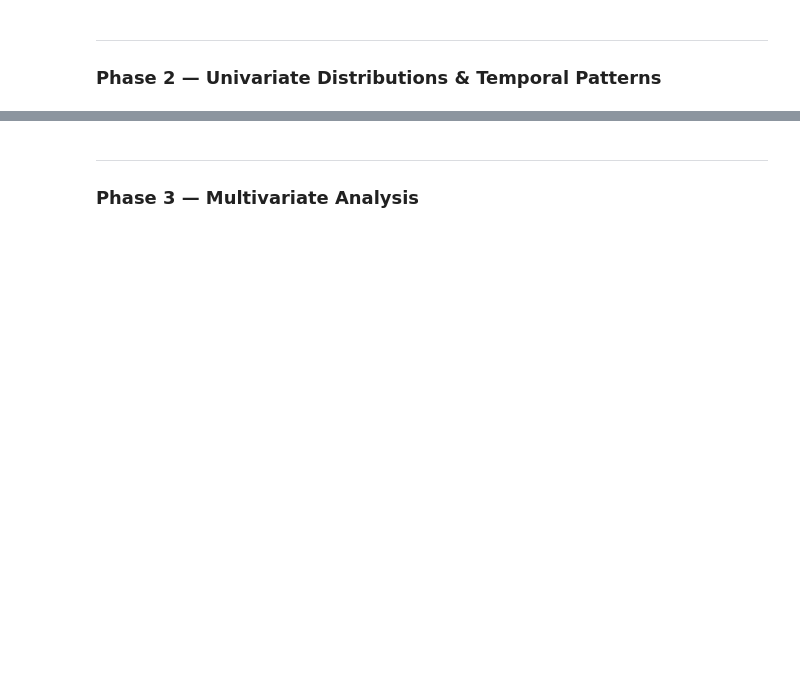
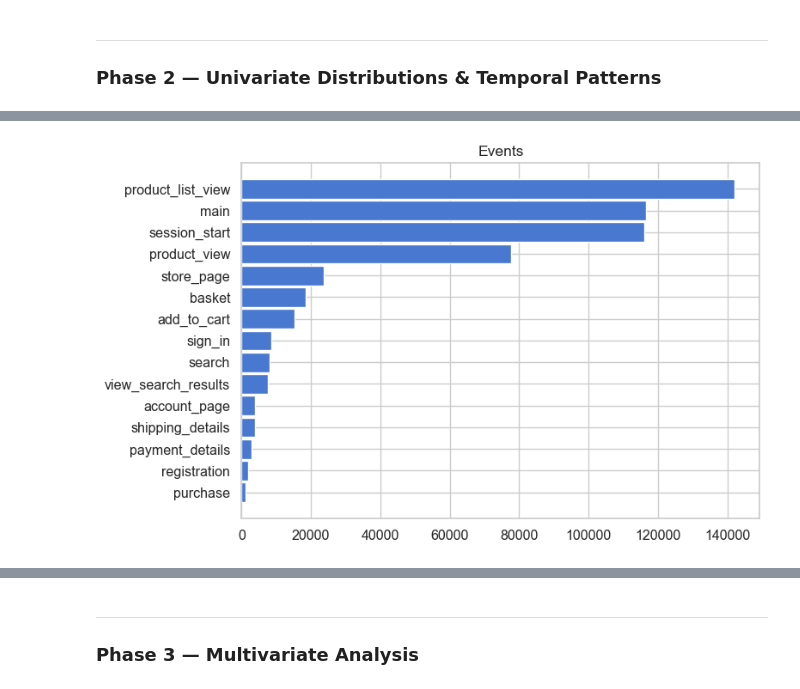
Before and after one commit to amaliezzz/ecom-markov-embeddings, a Jupyter notebook: notebooks/01_eda_fundamentals.ipynb, the cells around one changed output, grey strips where cells are left out. Drawn from its saved outputs; the diff is of its cells as text; code cells hidden in the pictures; blank space fills up the shorter version.

```diff
--- a/notebooks/01_eda_fundamentals.ipynb
+++ b/notebooks/01_eda_fundamentals.ipynb
@@ -154,0 +131,14 @@ plt.show()
+# %%
+#Events
+vc = df['event'].value_counts().head(15)
+fig, ax = plt.subplots(figsize=(8, 5))
+ax.barh(range(len(vc)), vc.values, height=0.9)
+ax.set_yticks(range(len(vc)))
+ax.set_yticklabels(vc.index)
+ax.invert_yaxis()
+ax.set_title('Events')
+plt.tight_layout()
+plt.savefig(f'{FIGURES_PATH}p4_events.png', dpi=120)
+plt.show()
+# %% [output]
+[figure, added]
```
Also changed, not shown: parts of 33 cells of this notebook.
